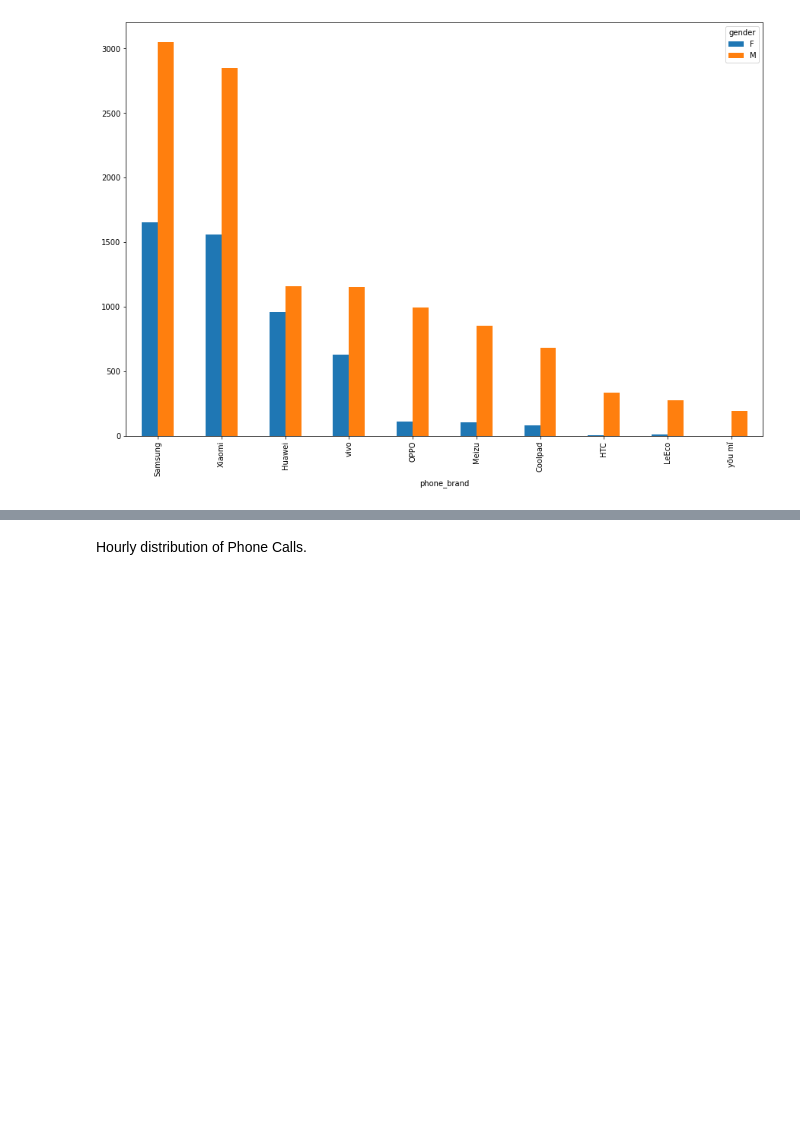
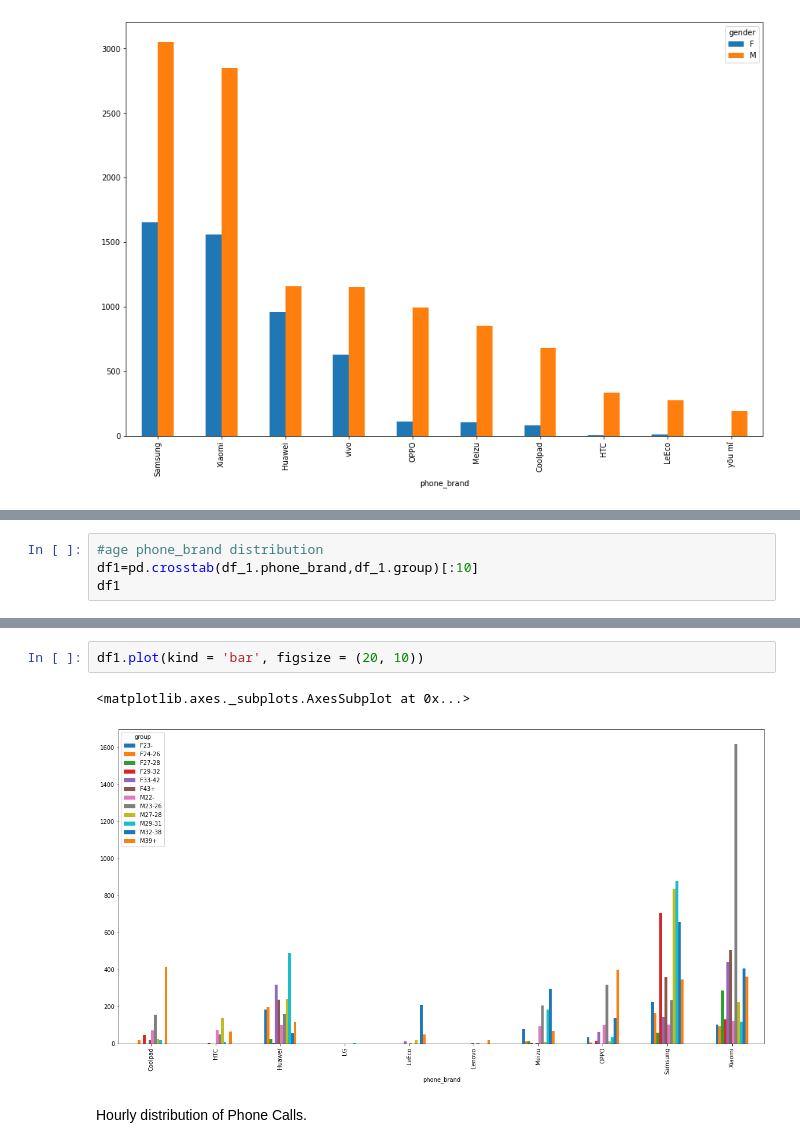
Before and after one commit to ShubhamCJagtap/Capstone_Project_1_EDA, a Jupyter notebook: CAPSTONE_EDA.ipynb, the cells around one changed output, grey strips where cells are left out. Cells and saved outputs as stored; diff of their text form; blank space fills up the shorter version.

```diff
--- a/CAPSTONE_EDA.ipynb
+++ b/CAPSTONE_EDA.ipynb
@@ -329,0 +352,4 @@ plt.show()
+# %%
+#age phone_brand distribution
+df1=pd.crosstab(df_1.phone_brand,df_1.group)[:10]
+df1
@@ -330,3 +369,8 @@ plt.show()
+# %%
+df1.plot(kind = 'bar', figsize = (20, 10))
+# %% [output]
+<matplotlib.axes._subplots.AxesSubplot at 0x...>
+[figure, added]
 # %% [markdown]
 Hourly distribution of Phone Calls.
 # %%
```
Also changed, not shown: parts of 5 cells of this notebook.
